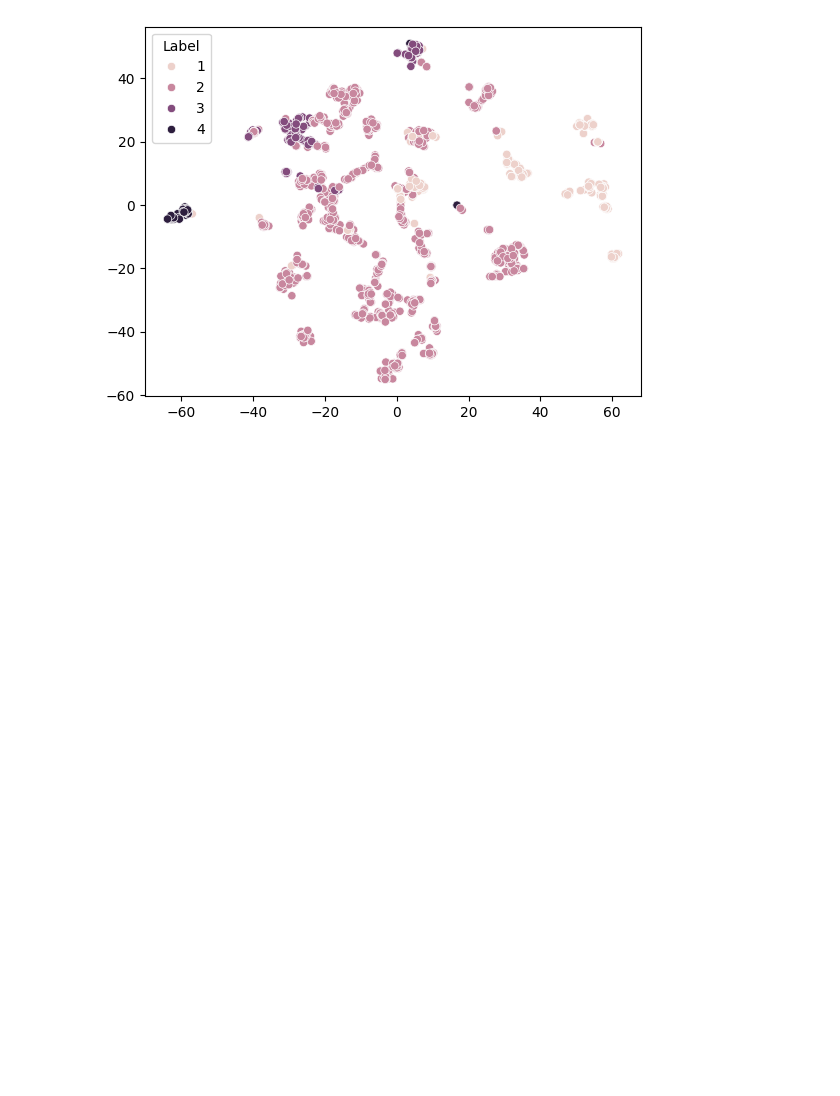
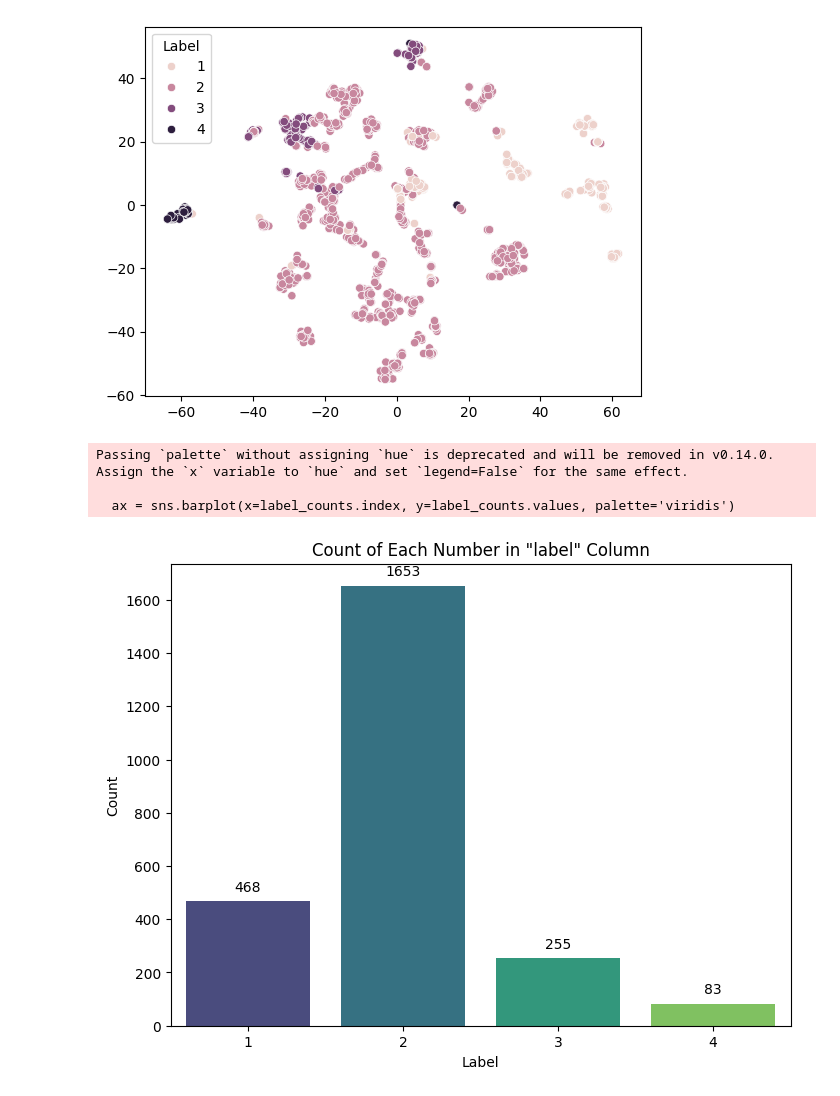
Before and after one commit to tukcomCD2024/YooDoRi, a Jupyter notebook: ai/Movement_status_classification.ipynb, the cells around one changed output. Drawn from its saved outputs; the diff is of its cells as text; code cells hidden in the pictures; blank space fills up the shorter version.

```diff
--- a/ai/Movement_status_classification.ipynb
+++ b/ai/Movement_status_classification.ipynb
@@ -473,3 +498,27 @@ plt.legend(title='Label')
 plt.show()
 # %% [output]
 [figure]
+# %%
+import matplotlib.pyplot as plt
+import seaborn as sns
+
+# 'label' 열의 각 숫자의 갯수 카운트
+label_counts = df_combined['label'].value_counts(sort=False)
+
+# 시각화
+plt.figure(figsize=(8, 6))
+ax = sns.barplot(x=label_counts.index, y=label_counts.values, palette='viridis')
+
+# 막대 위에 숫자 표시
+for p, count in zip(ax.patches, label_counts.values):
+    ax.annotate(f'{count}', (p.get_x() + p.get_width() / 2., p.get_height()), ha='center', va='center', xytext=(0, 10), textcoords='offset points', fontsize=10)
+
+plt.title('Count of Each Number in "label" Column')
+plt.xlabel('Label')
+plt.ylabel('Count')
+plt.show()
+# %% [output]
+Passing `palette` without assigning `hue` is deprecated and will be removed in v0.14.0. Assign the `x` variable to `hue` and set `legend=False` for the same effect.
+
+  ax = sns.barplot(x=label_counts.index, y=label_counts.values, palette='viridis')
+[figure, added]
```
Also changed, not shown: parts of 2 cells of this notebook.
